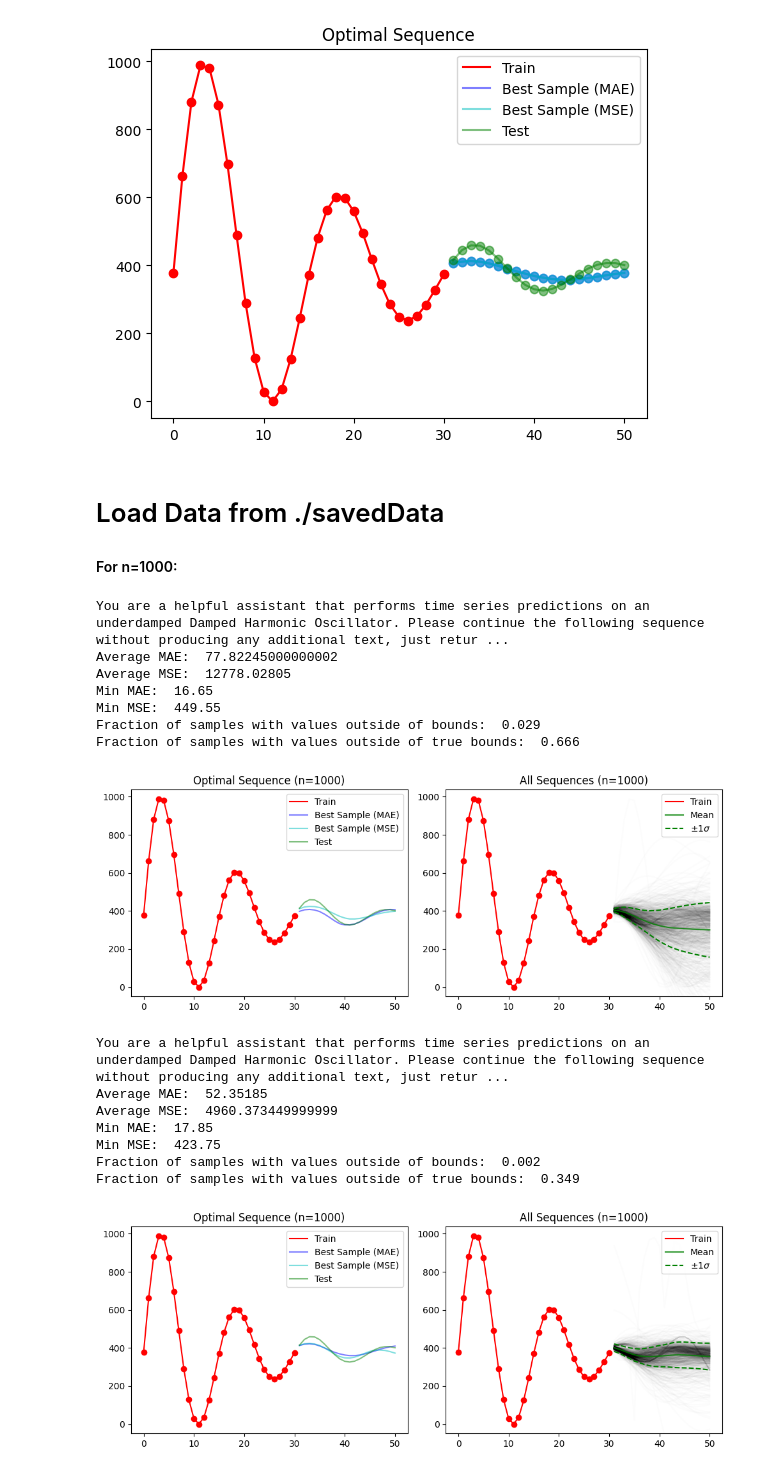
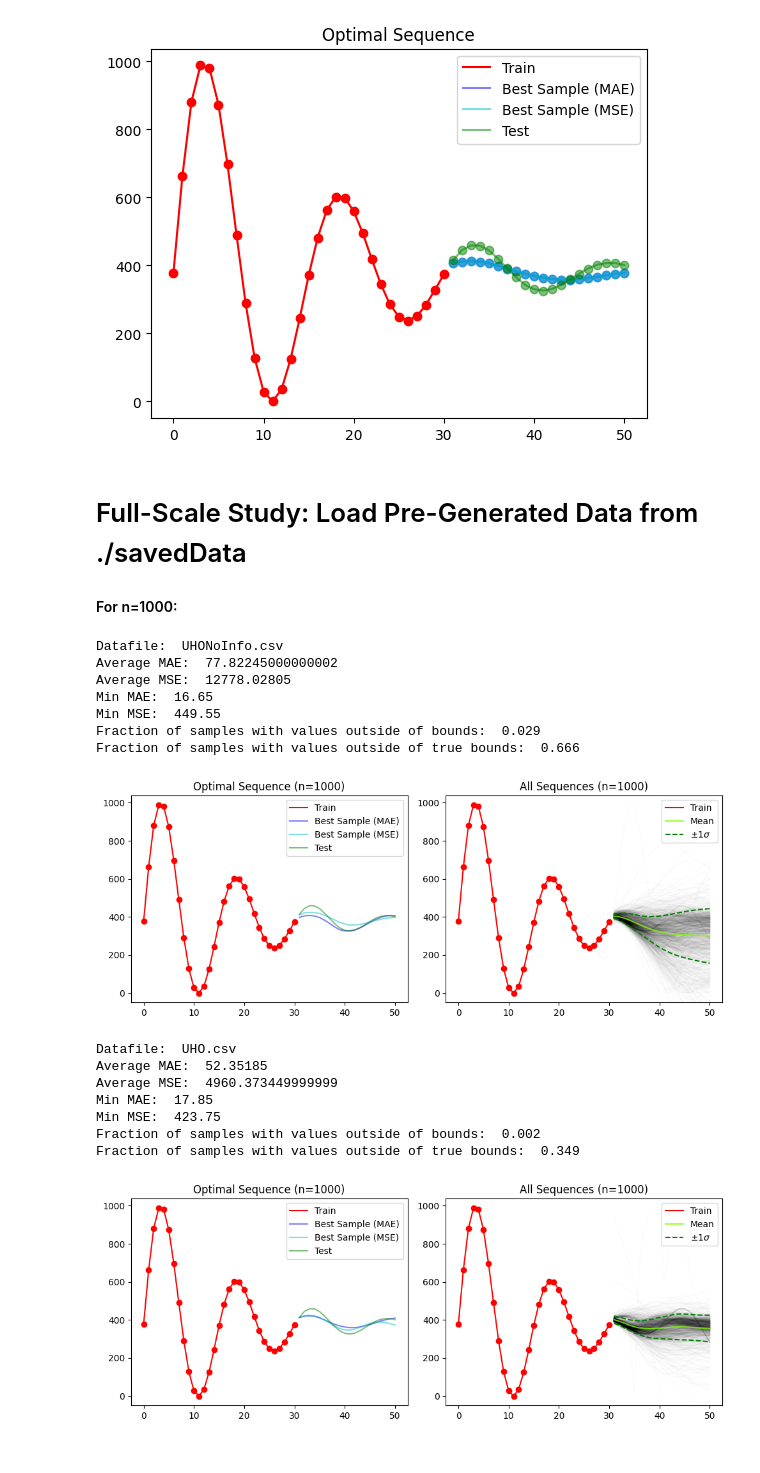
Before and after one commit to P-H-B-D/526_research, a Jupyter notebook: dampedHarmonic.ipynb, the cells around one changed output. Saved outputs shown, nothing was run; the diff lists cells and outputs as text; code cells hidden in the pictures.

```diff
--- a/dampedHarmonic.ipynb
+++ b/dampedHarmonic.ipynb
@@ -167,21 +175,0 @@ for sysPrompt in sysPrompts.values():
-# %%
-for sysPrompt in sysPrompts.values():
-    generatedSamples = dataByPrompt[sysPrompt]
-
-    print(f'Successfully generated {len(generatedSamples)} samples for prompt "{sysPrompt}"')
-
-    plt.plot(range(0,len(train)),[int(y) for y in train], 'r',label="Train")
-    plt.plot(range(0,len(train)),[int(y) for y in train], 'ro')
-
-    for i in range(len(generatedSamples)):
-        plt.plot(range(len(train), len(train) + len(generatedSamples[i])), generatedSamples[i], 'b', alpha=0.1)
-        plt.plot(range(len(train), len(train) + len(generatedSamples[i])), generatedSamples[i], 'bo', alpha=0.1)
-
-    plt.plot(range(num_train,num_train+len(input.split(" ")[num_train:])),[int(y) for y in input.split(" ")[num_train:]], 'g',label="Test")
-    plt.plot(range(num_train,num_train+len(input.split(" ")[num_train:])),[int(y) for y in input.split(" ")[num_train:]], 'go')
-
-    plt.xlabel("Time")
-    plt.ylabel("Amplitude")
-    plt.title("Damped Harmonic Oscillator")
-    plt.legend()
-    plt.show()
@@ -273,12 +256,10 @@ Fraction of samples with values outside of bounds:  0.0
 Fraction of samples with values outside of true bounds:  0.36082474226804123
 [figure]
 # %% [markdown]
-# Load Data from ./savedData
+# Full-Scale Study: Load Pre-Generated Data from ./savedData
 
 #### For n=1000:
 # %%
-
-# for datafile in os.listdir("./savedData/"):
 for datafile in ["UHONoInfo.csv","UHO.csv"]:
     data_list = []
     with open("./savedData/"+datafile, 'r') as file:
@@ -295,8 +276,6 @@ for datafile in ["UHONoInfo.csv","UHO.csv"]:
     # Calculate Mean Squared Error
     MSE = np.mean((np.array(processedGeneratedSamples) - np.array(testNums))**2, axis=1)
 
-
-
     def checkBounds(sample, upperBound=1000, lowerBound=0):
         for i in range(len(sample)):
             if sample[i] > upperBound or sample[i] < lowerBound:
@@ -311,7 +290,6 @@ for datafile in ["UHONoInfo.csv","UHO.csv"]:
 
     # Create a figure with two subplots
     fig, (ax1, ax2) = plt.subplots(1, 2, figsize=(10, 4))
-
     means = np.mean(processedGeneratedSamples, axis=0)
     std_devs = np.std(processedGeneratedSamples, axis=0)
 
@@ -319,18 +297,13 @@ for datafile in ["UHONoInfo.csv","UHO.csv"]:
     ax1.plot(range(0, len(train)), [int(y) for y in train], 'r', label="Train")
     ax1.plot(range(0, len(train)), [int(y) for y in train], 'ro')
     ax1.plot(range(len(train), len(train) + len(bestSample_MAE)), bestSample_MAE, 'b', label="Best Sample (MAE)", alpha=0.5)
-    # ax1.plot(range(len(train), len(train) + len(bestSample_MAE)), bestSample_MAE, 'bo', alpha=0.5)
     ax1.plot(range(len(train), len(train) + len(bestSample_MSE)), bestSample_MSE, 'c', label="Best Sample (MSE)", alpha=0.5)
-    # ax1.plot(range(len(train), len(train) + len(bestSample_MSE)), bestSample_MSE, 'co', alpha=0.5)
     test_data_range = range(len(train), len(train) + len(testNums))
     ax1.plot(test_data_range, testNums, 'g', label="Test", alpha=0.5)
-    # ax1.plot(test_data_range, testNums, 'go', alpha=0.5)
     ax1.set_title('Optimal Sequence (n=' + str(len(processedGeneratedSamples))+')')
 
     ax1.legend()
     ylim_ax1 = ax1.get_ylim()
-
-
 
     # Plot all sequences
     for sample in processedGeneratedSamples:
@@ -341,46 +314,42 @@ for datafile in ["UHONoInfo.csv","UHO.csv"]:
     ax2.plot(range(0, len(train)), [int(y) for y in train], 'ro')
 
     # Plot mean of all sequences
-    ax2.plot(range(len(train), len(train) + len(means)), means, 'g', label="Mean", alpha=0.8)
-
-    # Plot confidence bounds (mean +/- 1 std)
-    # ax2.fill_between(range(len(train), len(train) + len(means)), means + std_devs, means - std_devs, color='k', alpha=0.1,label=r"$\pm 1 \sigma$")
-    #instead of fill between just do two lines
+    ax2.plot(range(len(train), len(train) + len(means)), means, 'chartreuse', label="Mean", alpha=0.8)
     ax2.plot(range(len(train), len(train) + len(means)), means + std_devs, 'g--', label=r"$\pm 1 \sigma$")
     ax2.plot(range(len(train), len(train) + len(means)), means - std_devs, 'g--')
 
     ax2.set_title('All Sequences (n=' + str(len(processedGeneratedSamples))+')')
     ax2.set_ylim(ylim_ax1)
     ax2.legend(loc='upper right')
 
     plt.tight_layout()
 
 
-    print(sysPrompt)
+    print("Datafile: ", datafile)
     print("Average MAE: ", np.mean(MAE))
     print("Average MSE: ", np.mean(MSE))
 
     print("Min MAE: ", MAE[bestSampleIndex_MAE])
     print("Min MSE: ", MSE[bestSampleIndex_MSE])
     print("Fraction of samples with values outside of bounds: ", np.mean([checkBounds(sample) for sample in processedGeneratedSamples]))
     print("Fraction of samples with values outside of true bounds: ", np.mean([checkBounds(sample, upperBound=np.max([int(x) for x in test]), lowerBound=np.min([int(x) for x in test])) for sample in processedGeneratedSamples]))
 
 
     plt.show()
 # %% [output]
-You are a helpful assistant that performs time series predictions on an underdamped Damped Harmonic Oscillator. Please continue the following sequence without producing any additional text, just retur ...
+Datafile:  UHONoInfo.csv
 Average MAE:  77.82245000000002
 Average MSE:  12778.02805
 Min MAE:  16.65
 Min MSE:  449.55
 Fraction of samples with values outside of bounds:  0.029
 Fraction of samples with values outside of true bounds:  0.666
-[figure, old version]
+[figure, new version]
-You are a helpful assistant that performs time series predictions on an underdamped Damped Harmonic Oscillator. Please continue the following sequence without producing any additional text, just retur ...
+Datafile:  UHO.csv
 Average MAE:  52.35185
 Average MSE:  4960.373449999999
 Min MAE:  17.85
 Min MSE:  423.75
 Fraction of samples with values outside of bounds:  0.002
 Fraction of samples with values outside of true bounds:  0.349
-[figure, old version]
+[figure, new version]
```
Also changed, not shown: parts of 12 cells of this notebook, 3 other files.
